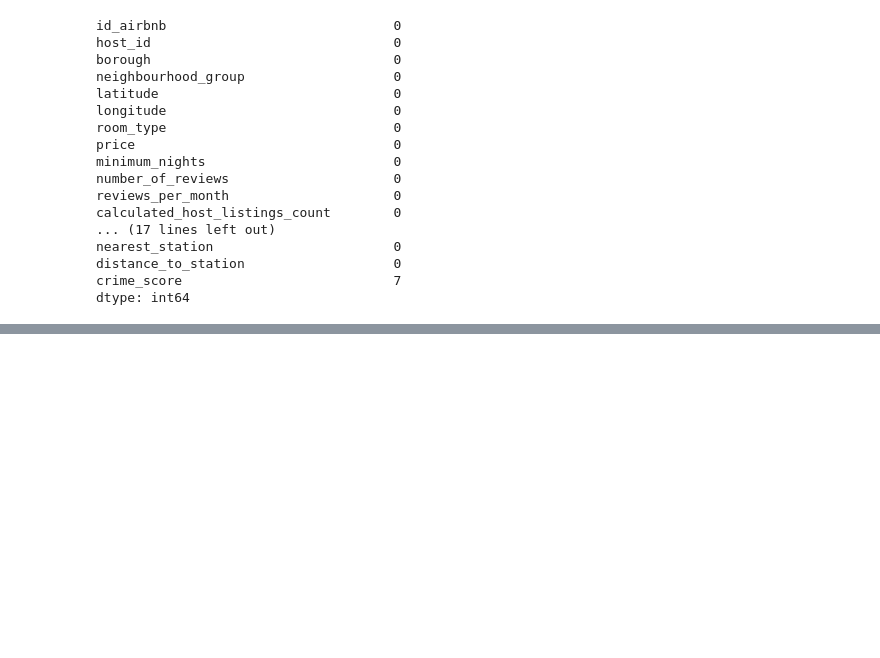
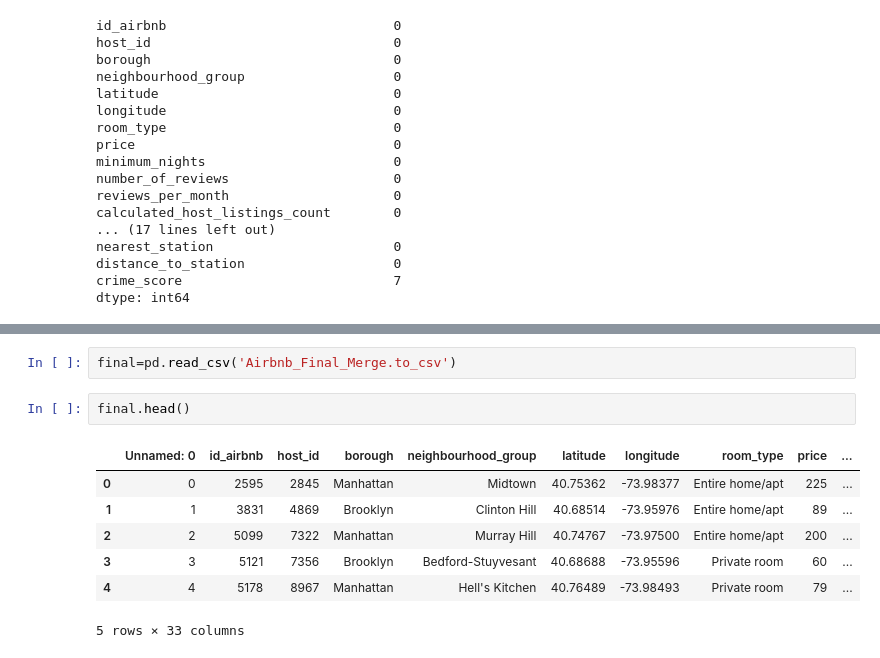
Before and after one commit to harshdarji23/YaayBnb, a Jupyter notebook: Jupyter Notebook/Merge/Final-Project-merge.ipynb, the cells around one changed output, grey strips where cells are left out. Saved outputs shown, nothing was run; the diff lists cells and outputs as text; blank space fills up the shorter version.

Commit message:
Updated Reviews Ratings-Airbnb

```diff
--- a/Jupyter Notebook/Merge/Final-Project-merge.ipynb
+++ b/Jupyter Notebook/Merge/Final-Project-merge.ipynb
@@ -290,0 +313,12 @@ dtype: int64
+# %%
+final=pd.read_csv('Airbnb_Final_Merge.to_csv')
+# %%
+final.head()
+# %% [output]
+|  | Unnamed: 0 | id_airbnb | host_id | borough | neighbourhood_group | latitude | longitude | room_type | price | ... |
+| 0 | 0 | 2595 | 2845 | Manhattan | Midtown | 40.75362 | -73.98377 | Entire home/apt | 225 | ... |
+| 1 | 1 | 3831 | 4869 | Brooklyn | Clinton Hill | 40.68514 | -73.95976 | Entire home/apt | 89 | ... |
+| 2 | 2 | 5099 | 7322 | Manhattan | Murray Hill | 40.74767 | -73.97500 | Entire home/apt | 200 | ... |
+| 3 | 3 | 5121 | 7356 | Brooklyn | Bedford-Stuyvesant | 40.68688 | -73.95596 | Private room | 60 | ... |
+| 4 | 4 | 5178 | 8967 | Manhattan | Hell's Kitchen | 40.76489 | -73.98493 | Private room | 79 | ... |
+5 rows × 33 columns
```
Also changed, not shown: parts of 8 cells of this notebook.
